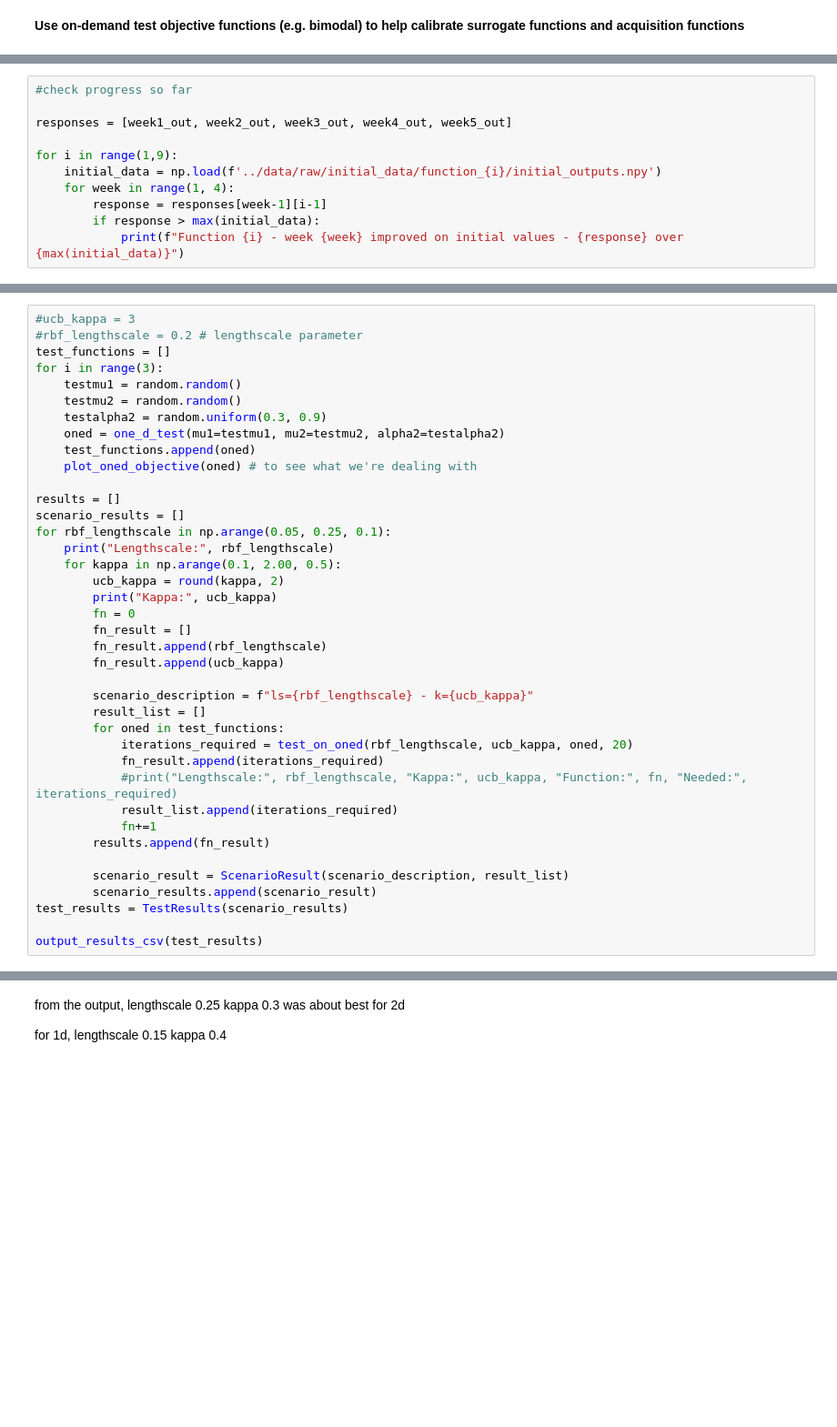
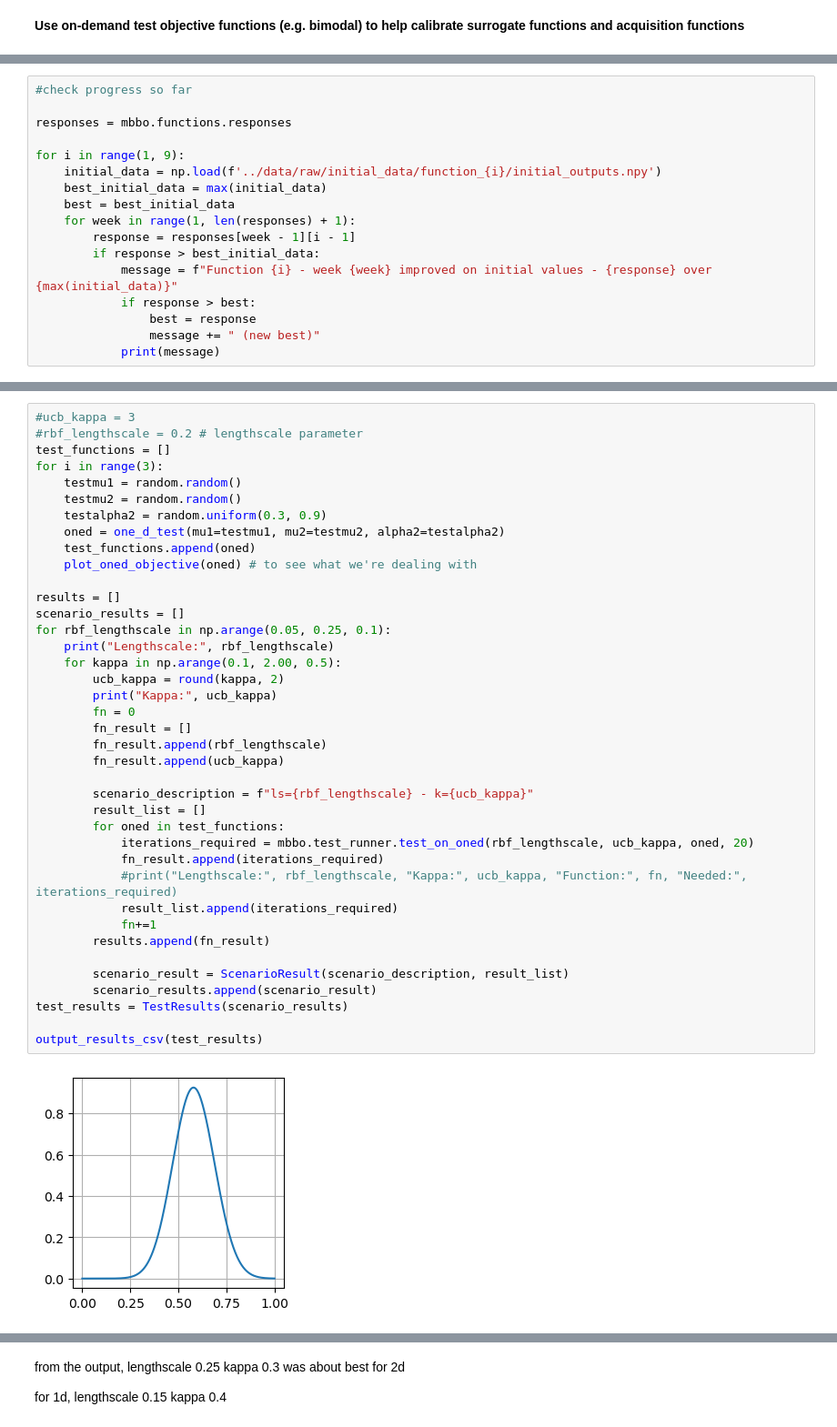
Before and after one commit to MBWestcott/MBBO, a Jupyter notebook: notebooks/0.02-mw-calibrate.ipynb, the cells around one changed output, grey strips where cells are left out. Shown: that part at 91% size. Drawn from its saved outputs; the diff is of its cells as text; blank space fills up the shorter version.

```diff
--- a/notebooks/0.02-mw-calibrate.ipynb
+++ b/notebooks/0.02-mw-calibrate.ipynb
@@ -106,11 +26,17 @@ class FunctionInfo():
 # %%
 #check progress so far
 
-responses = [week1_out, week2_out, week3_out, week4_out, week5_out]
+responses = mbbo.functions.responses
 
-for i in range(1,9):
+for i in range(1, 9):
     initial_data = np.load(f'../data/raw/initial_data/function_{i}/initial_outputs.npy')
-    for week in range(1, 4):
-        response = responses[week-1][i-1]
-        if response > max(initial_data):
-            print(f"Function {i} - week {week} improved on initial values - {response} over {max(initial_data)}")
+    best_initial_data = max(initial_data)
+    best = best_initial_data
+    for week in range(1, len(responses) + 1):
+        response = responses[week - 1][i - 1]
+        if response > best_initial_data:
+            message = f"Function {i} - week {week} improved on initial values - {response} over {max(initial_data)}"
+            if response > best:
+                best = response
+                message += " (new best)"
+            print(message)
@@ -369,31 +291,33 @@ for i in range(3):
     oned = one_d_test(mu1=testmu1, mu2=testmu2, alpha2=testalpha2)
     test_functions.append(oned)
     plot_oned_objective(oned) # to see what we're dealing with
 
 results = []
 scenario_results = []
 for rbf_lengthscale in np.arange(0.05, 0.25, 0.1):
     print("Lengthscale:", rbf_lengthscale)
     for kappa in np.arange(0.1, 2.00, 0.5):
         ucb_kappa = round(kappa, 2)
         print("Kappa:", ucb_kappa)
         fn = 0
         fn_result = []
         fn_result.append(rbf_lengthscale)
         fn_result.append(ucb_kappa)
 
         scenario_description = f"ls={rbf_lengthscale} - k={ucb_kappa}"
         result_list = []
         for oned in test_functions:
-            iterations_required = test_on_oned(rbf_lengthscale, ucb_kappa, oned, 20)
+            iterations_required = mbbo.test_runner.test_on_oned(rbf_lengthscale, ucb_kappa, oned, 20)
             fn_result.append(iterations_required)
             #print("Lengthscale:", rbf_lengthscale, "Kappa:", ucb_kappa, "Function:", fn, "Needed:", iterations_required)
             result_list.append(iterations_required)
             fn+=1
         results.append(fn_result)
 
         scenario_result = ScenarioResult(scenario_description, result_list)
         scenario_results.append(scenario_result)
 test_results = TestResults(scenario_results)
 
 output_results_csv(test_results)
+# %% [output]
+[figure, added]
```
Also changed, not shown: parts of 19 cells of this notebook, 8 other files.
